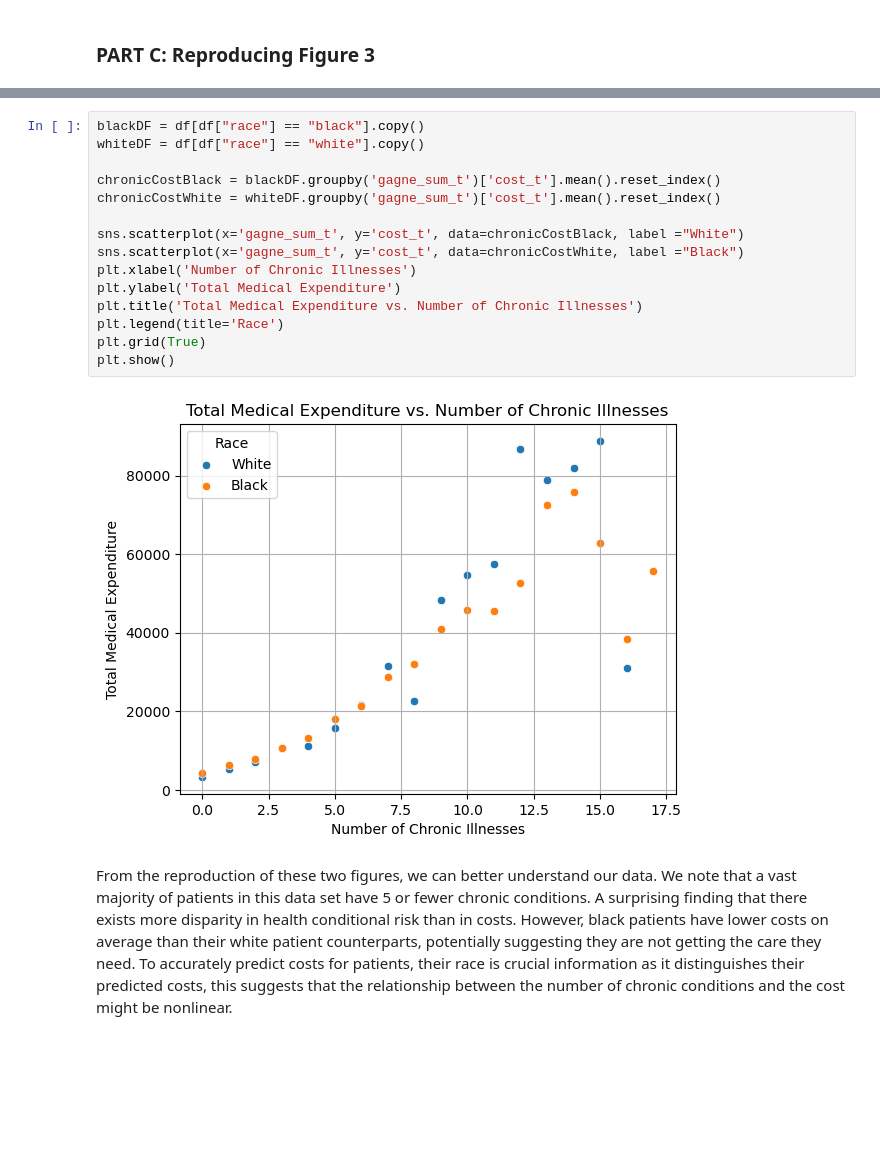
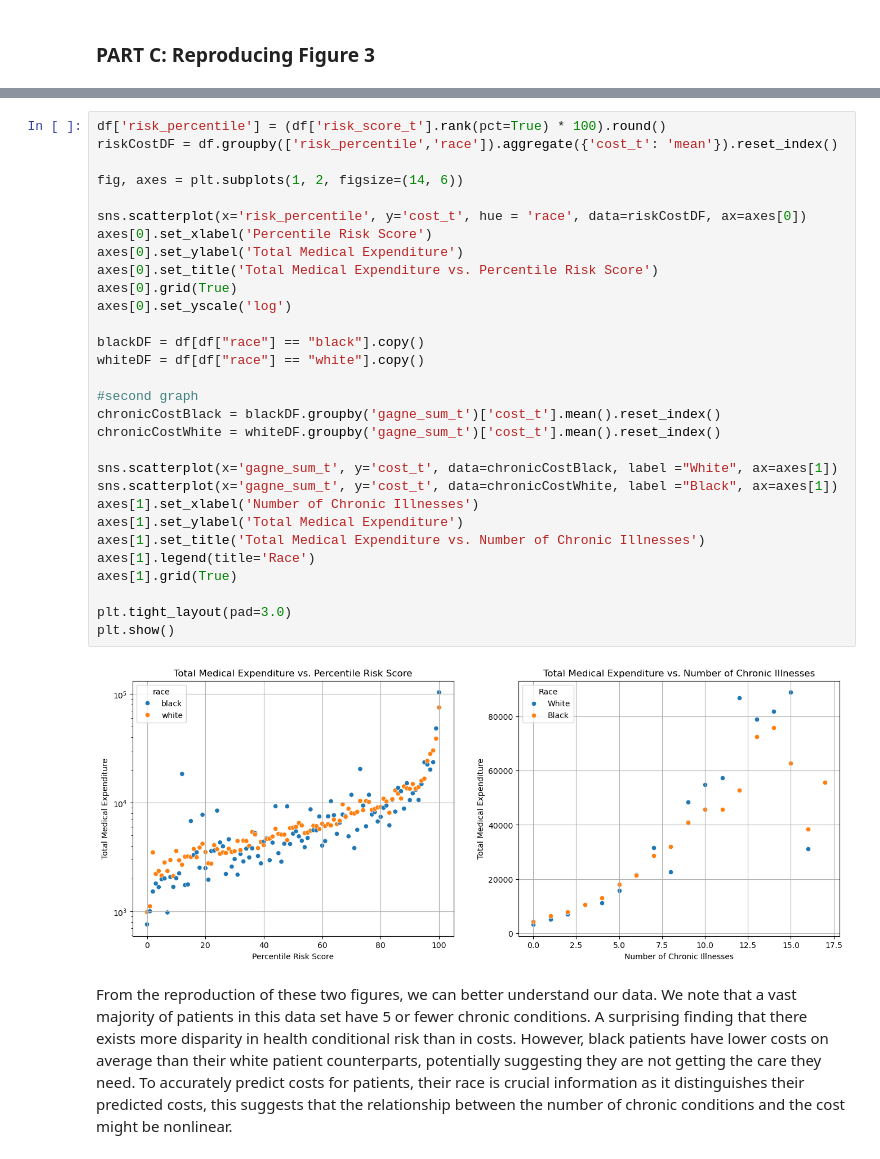
Before and after one commit to juliajoy315/juliajoy315.github.io, a Jupyter notebook: posts/Racial Bias/index.ipynb, the cells around one changed output, grey strips where cells are left out. Drawn from its saved outputs; the diff is of its cells as text; blank space fills up the shorter version.

```diff
--- a/posts/Racial Bias/index.ipynb
+++ b/posts/Racial Bias/index.ipynb
@@ -90,20 +67,35 @@ plt.show()
 # %%
+df['risk_percentile'] = (df['risk_score_t'].rank(pct=True) * 100).round()
+riskCostDF = df.groupby(['risk_percentile','race']).aggregate({'cost_t': 'mean'}).reset_index()
+
+fig, axes = plt.subplots(1, 2, figsize=(14, 6))
+
+sns.scatterplot(x='risk_percentile', y='cost_t', hue = 'race', data=riskCostDF, ax=axes[0])
+axes[0].set_xlabel('Percentile Risk Score')
+axes[0].set_ylabel('Total Medical Expenditure')
+axes[0].set_title('Total Medical Expenditure vs. Percentile Risk Score')
+axes[0].grid(True)
+axes[0].set_yscale('log')
+
 blackDF = df[df["race"] == "black"].copy()
 whiteDF = df[df["race"] == "white"].copy()
 
+#second graph
 chronicCostBlack = blackDF.groupby('gagne_sum_t')['cost_t'].mean().reset_index()
 chronicCostWhite = whiteDF.groupby('gagne_sum_t')['cost_t'].mean().reset_index()
 
-sns.scatterplot(x='gagne_sum_t', y='cost_t', data=chronicCostBlack, label ="White")
-sns.scatterplot(x='gagne_sum_t', y='cost_t', data=chronicCostWhite, label ="Black")
-plt.xlabel('Number of Chronic Illnesses')
-plt.ylabel('Total Medical Expenditure')
-plt.title('Total Medical Expenditure vs. Number of Chronic Illnesses')
-plt.legend(title='Race')
-plt.grid(True)
+sns.scatterplot(x='gagne_sum_t', y='cost_t', data=chronicCostBlack, label ="White", ax=axes[1])
+sns.scatterplot(x='gagne_sum_t', y='cost_t', data=chronicCostWhite, label ="Black", ax=axes[1])
+axes[1].set_xlabel('Number of Chronic Illnesses')
+axes[1].set_ylabel('Total Medical Expenditure')
+axes[1].set_title('Total Medical Expenditure vs. Number of Chronic Illnesses')
+axes[1].legend(title='Race')
+axes[1].grid(True)
+
+plt.tight_layout(pad=3.0)
 plt.show()
 # %% [output]
-[figure, old version]
+[figure, new version]
 # %% [markdown]
 From the reproduction of these two figures, we can better understand our data. We note that a vast majority of patients in this data set have 5 or fewer chronic conditions. A surprising finding that there exists more disparity in health conditional risk than in costs. However, black patients have lower costs on average than their white patient counterparts, potentially suggesting they are not getting the care they need. To accurately predict costs for patients, their race is crucial information as it distinguishes their predicted costs, this suggests that the relationship between the number of chronic conditions and the cost might be nonlinear.
 # %% [markdown]
```
Also changed, not shown: parts of 6 cells of this notebook, 5 other files.
